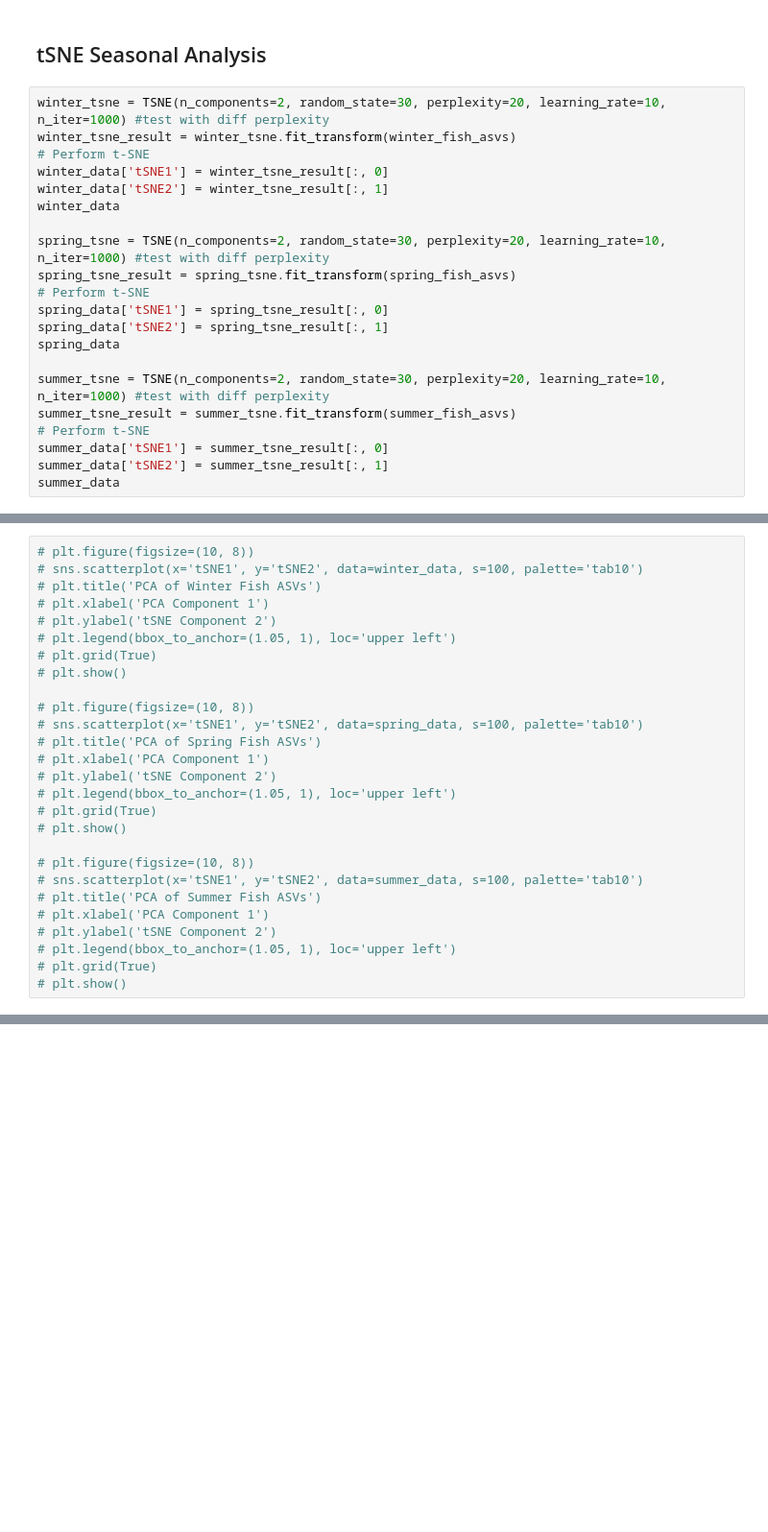
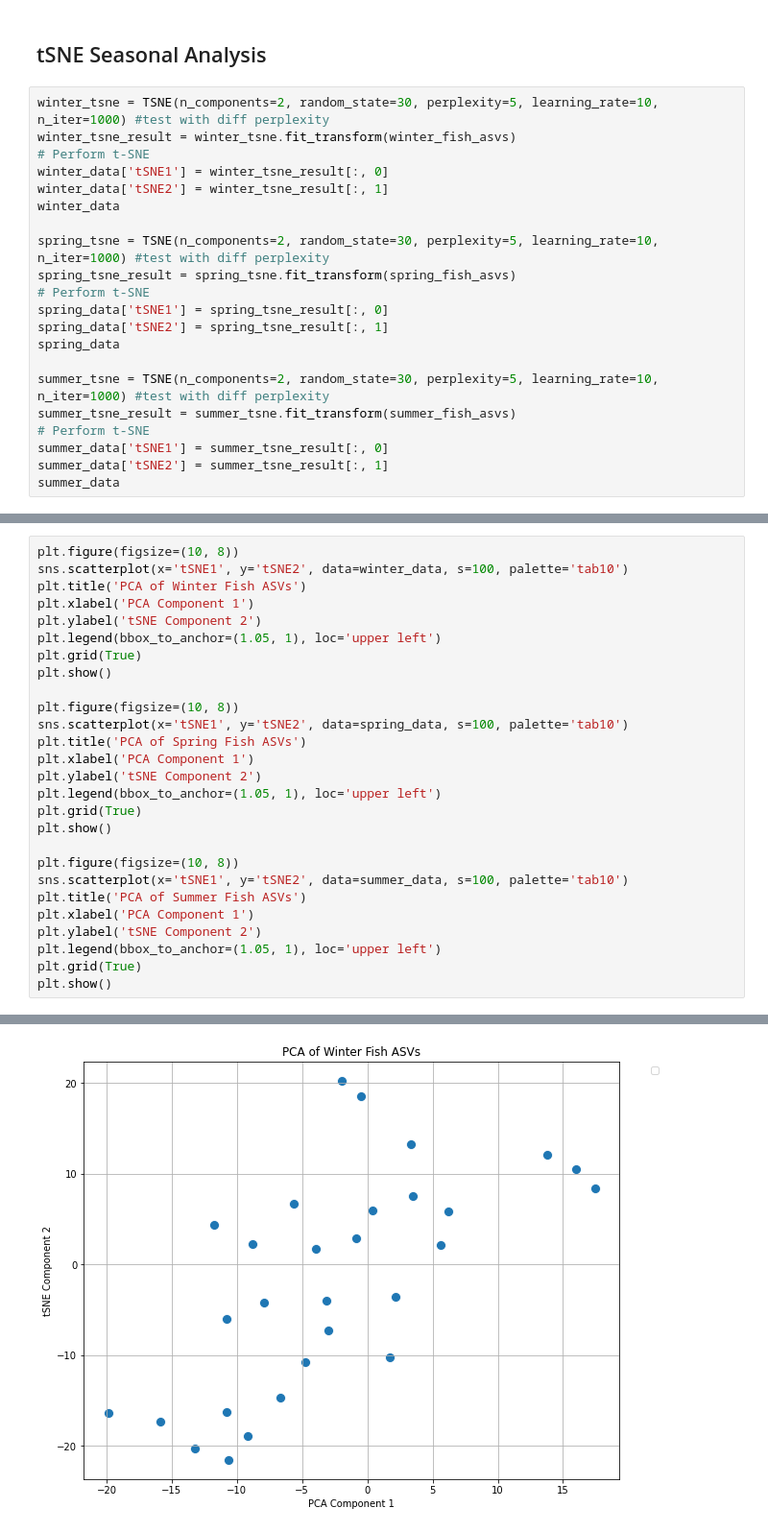
Before and after one commit to henrysun9074/fishics, a Jupyter notebook: dim-reduction/pca-tsne.ipynb, the cells around one changed output, grey strips where cells are left out. Shown: that part at 96% size. Saved outputs shown, nothing was run; the diff lists cells and outputs as text; blank space fills up the shorter version.

Commit message:
testing tsne pca on seasonal data

```diff
--- a/dim-reduction/pca-tsne.ipynb
+++ b/dim-reduction/pca-tsne.ipynb
@@ -184,21 +205,21 @@ su_selected_columns.to_csv('summer_pca_latent_space.csv', index=False)
 # %% [markdown]
 ## tSNE Seasonal Analysis
 # %%
-winter_tsne = TSNE(n_components=2, random_state=30, perplexity=20, learning_rate=10, n_iter=1000) #test with diff perplexity
+winter_tsne = TSNE(n_components=2, random_state=30, perplexity=5, learning_rate=10, n_iter=1000) #test with diff perplexity
 winter_tsne_result = winter_tsne.fit_transform(winter_fish_asvs)
 # Perform t-SNE
 winter_data['tSNE1'] = winter_tsne_result[:, 0]
 winter_data['tSNE2'] = winter_tsne_result[:, 1]
 winter_data
 
-spring_tsne = TSNE(n_components=2, random_state=30, perplexity=20, learning_rate=10, n_iter=1000) #test with diff perplexity
+spring_tsne = TSNE(n_components=2, random_state=30, perplexity=5, learning_rate=10, n_iter=1000) #test with diff perplexity
 spring_tsne_result = spring_tsne.fit_transform(spring_fish_asvs)
 # Perform t-SNE
 spring_data['tSNE1'] = spring_tsne_result[:, 0]
 spring_data['tSNE2'] = spring_tsne_result[:, 1]
 spring_data
 
-summer_tsne = TSNE(n_components=2, random_state=30, perplexity=20, learning_rate=10, n_iter=1000) #test with diff perplexity
+summer_tsne = TSNE(n_components=2, random_state=30, perplexity=5, learning_rate=10, n_iter=1000) #test with diff perplexity
 summer_tsne_result = summer_tsne.fit_transform(summer_fish_asvs)
 # Perform t-SNE
 summer_data['tSNE1'] = summer_tsne_result[:, 0]
@@ -207,27 +264,28 @@ summer_data
 # %%
-# plt.figure(figsize=(10, 8))
-# sns.scatterplot(x='tSNE1', y='tSNE2', data=winter_data, s=100, palette='tab10')
-# plt.title('PCA of Winter Fish ASVs')
-# plt.xlabel('PCA Component 1')
-# plt.ylabel('tSNE Component 2')
-# plt.legend(bbox_to_anchor=(1.05, 1), loc='upper left')
-# plt.grid(True)
-# plt.show()
+plt.figure(figsize=(10, 8))
+sns.scatterplot(x='tSNE1', y='tSNE2', data=winter_data, s=100, palette='tab10')
+plt.title('PCA of Winter Fish ASVs')
+plt.xlabel('PCA Component 1')
+plt.ylabel('tSNE Component 2')
+plt.legend(bbox_to_anchor=(1.05, 1), loc='upper left')
+plt.grid(True)
+plt.show()
 
-# plt.figure(figsize=(10, 8))
-# sns.scatterplot(x='tSNE1', y='tSNE2', data=spring_data, s=100, palette='tab10')
-# plt.title('PCA of Spring Fish ASVs')
-# plt.xlabel('PCA Component 1')
-# plt.ylabel('tSNE Component 2')
-# plt.legend(bbox_to_anchor=(1.05, 1), loc='upper left')
-# plt.grid(True)
-# plt.show()
+plt.figure(figsize=(10, 8))
+sns.scatterplot(x='tSNE1', y='tSNE2', data=spring_data, s=100, palette='tab10')
+plt.title('PCA of Spring Fish ASVs')
+plt.xlabel('PCA Component 1')
+plt.ylabel('tSNE Component 2')
+plt.legend(bbox_to_anchor=(1.05, 1), loc='upper left')
+plt.grid(True)
+plt.show()
 
-# plt.figure(figsize=(10, 8))
-# sns.scatterplot(x='tSNE1', y='tSNE2', data=summer_data, s=100, palette='tab10')
-# plt.title('PCA of Summer Fish ASVs')
-# plt.xlabel('PCA Component 1')
-# plt.ylabel('tSNE Component 2')
-# plt.legend(bbox_to_anchor=(1.05, 1), loc='upper left')
-# plt.grid(True)
-# plt.show()
+plt.figure(figsize=(10, 8))
+sns.scatterplot(x='tSNE1', y='tSNE2', data=summer_data, s=100, palette='tab10')
+plt.title('PCA of Summer Fish ASVs')
+plt.xlabel('PCA Component 1')
+plt.ylabel('tSNE Component 2')
+plt.legend(bbox_to_anchor=(1.05, 1), loc='upper left')
+plt.grid(True)
+plt.show()
+# %% [output]
@@ -233,0 +293 @@ summer_data
+[figure, added]
```
Also changed, not shown: parts of 10 cells of this notebook, 12 other files.
